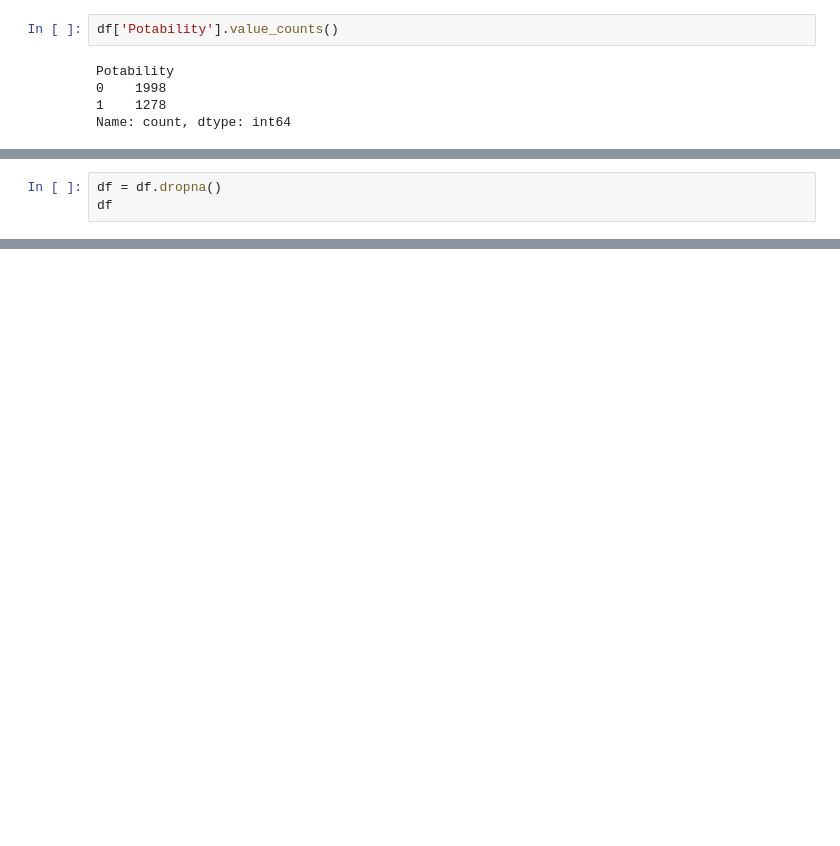
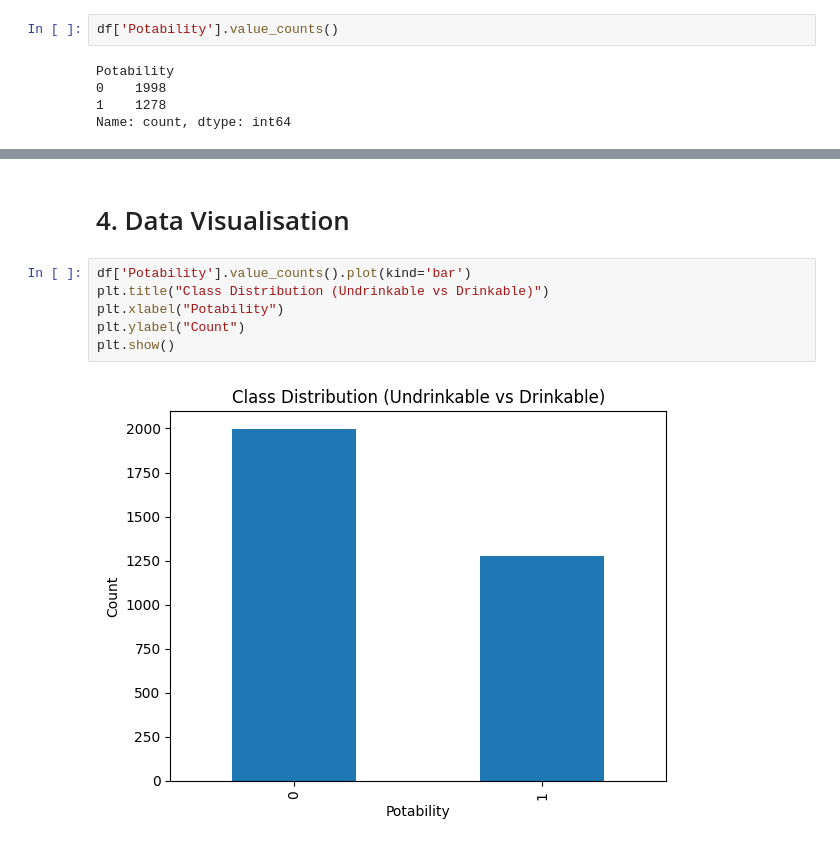
Before and after one commit to Natashaa7/Water-Potability-Classification, a Jupyter notebook: Water-Potability-Classifier.ipynb, the cells around one changed output, grey strips where cells are left out. Drawn from its saved outputs; the diff is of its cells as text; blank space fills up the shorter version.

```diff
--- a/Water-Potability-Classifier.ipynb
+++ b/Water-Potability-Classifier.ipynb
@@ -95,3 +127,0 @@ Name: count, dtype: int64
-# %%
-df = df.dropna()
-df
@@ -111,0 +165,10 @@ df
+# %% [markdown]
+# 4. Data Visualisation
+# %%
+df['Potability'].value_counts().plot(kind='bar')
+plt.title("Class Distribution (Undrinkable vs Drinkable)")
+plt.xlabel("Potability")
+plt.ylabel("Count")
+plt.show()
+# %% [output]
+[figure, added]
```
Also changed, not shown: parts of 47 cells of this notebook.
